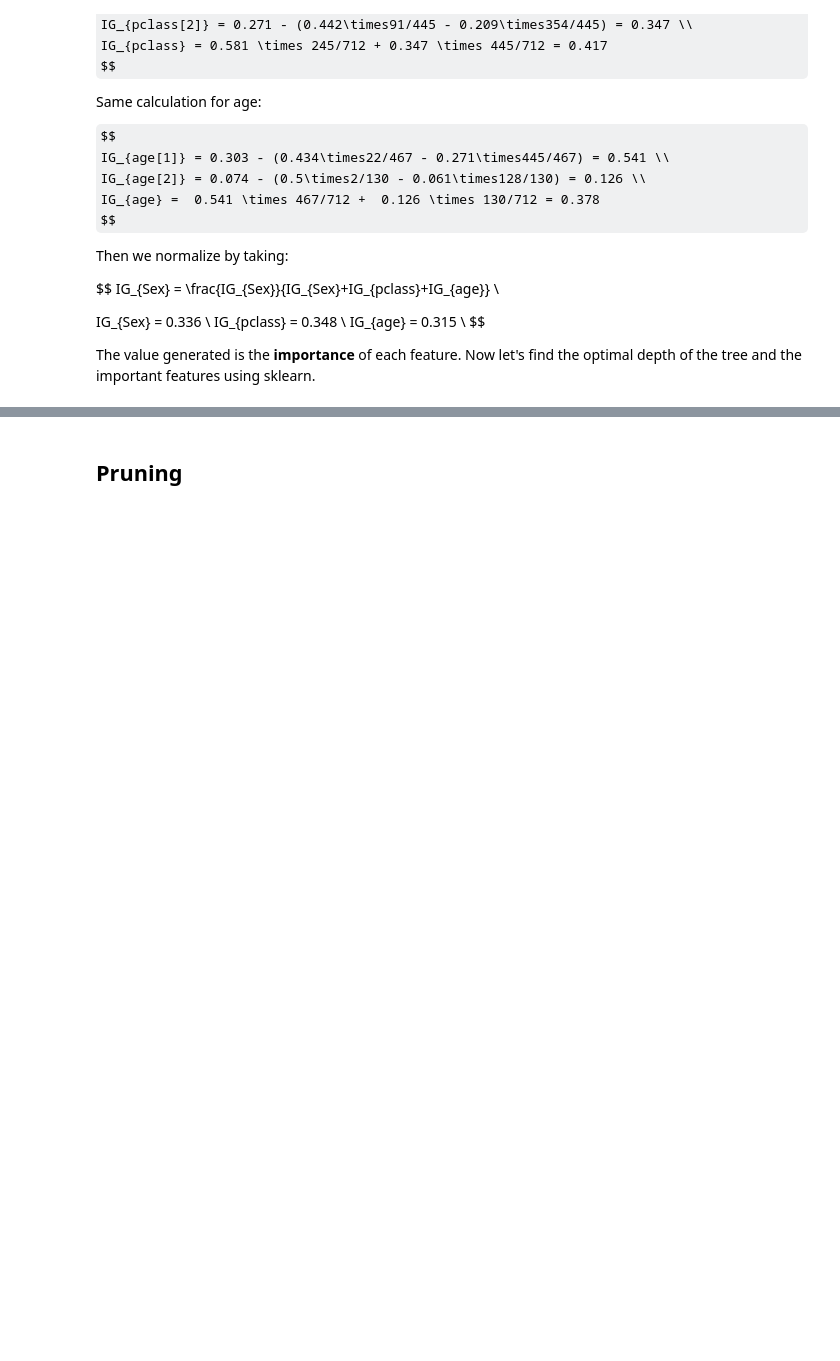
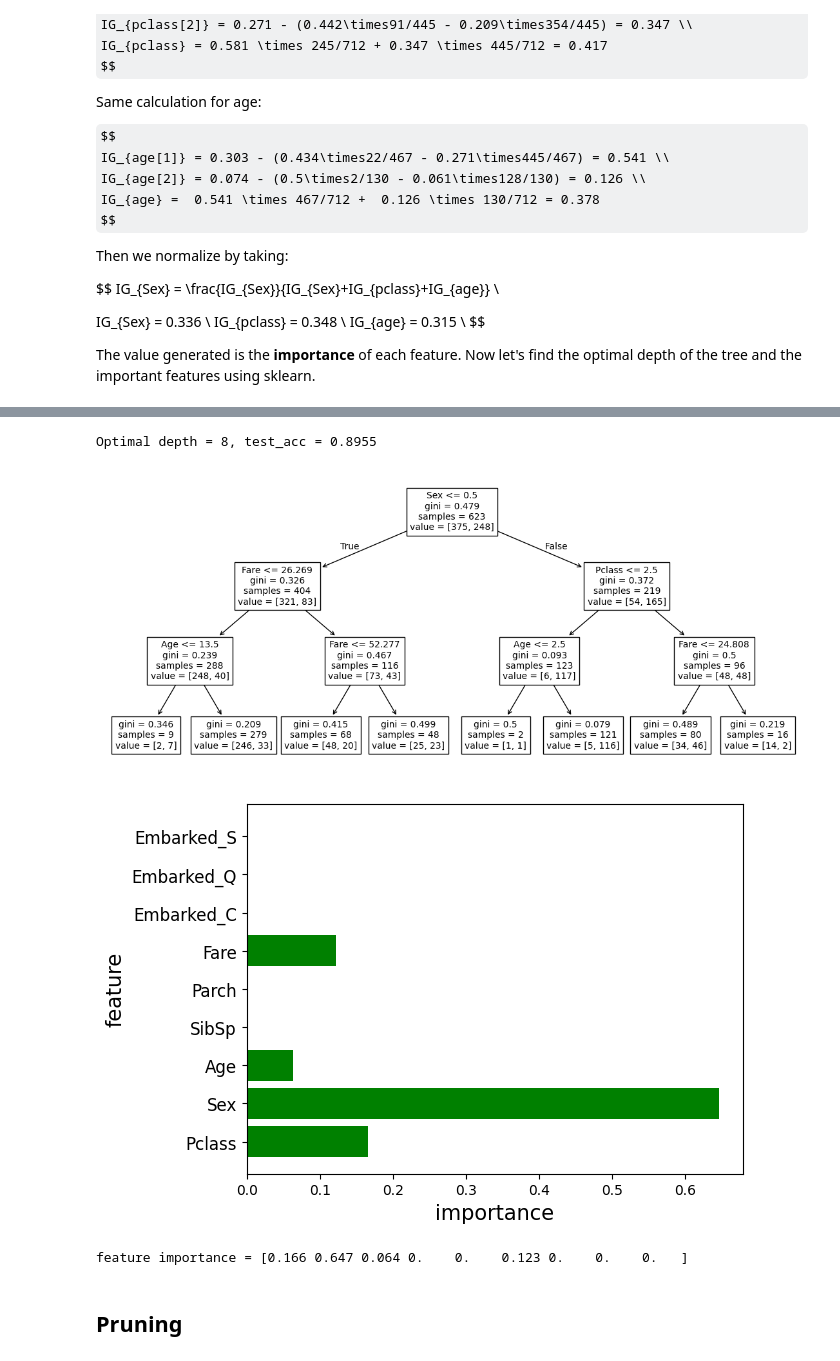
Before and after one commit to kazinuhan86/DAC-Curriculum, a Jupyter notebook: DAC-006_Machine_Learning/DAC-006-Intro_to_ML_Session_2_Student.ipynb, the cells around one changed output, grey strips where cells are left out. Cells and saved outputs as stored; diff of their text form; code cells hidden in the pictures; some formulas as TeX source; blank space fills up the shorter version.

```diff
--- a/DAC-006_Machine_Learning/DAC-006-Intro_to_ML_Session_2_Student.ipynb
+++ b/DAC-006_Machine_Learning/DAC-006-Intro_to_ML_Session_2_Student.ipynb
@@ -226,32 +243,37 @@ The value generated is the **importance** of each feature. Now let's find the op
 # %%
-# I set max_step=3 as a constant value for tree visualization.
-# model = DecisionTreeClassifier(max_depth=3)
-# model.fit(x_train, y_train)
+#I set max_step=3 as a constant value for tree visualization.
+model = DecisionTreeClassifier(max_depth=3)
+model.fit(x_train, y_train)
 
-# # Use test data to evaluate final performance.
-# y_pred = model.predict(x_test)
-# test_acc = (y_pred == y_test).mean()
-# print('Optimal depth = {}, test_acc = {:.4f}'.format(opt_depth, test_acc))
+# Use test data to evaluate final performance.
+y_pred = model.predict(x_test)
+test_acc = (y_pred == y_test).mean()
+print('Optimal depth = {}, test_acc = {:.4f}'.format(opt_depth, test_acc))
 
-# # Visualize the tree
-# # plt.figure(figsize=(20,10))
-# feat_names = x.columns.tolist()
-# plt.figure(figsize=(14,6))
-# tree.plot_tree(model, feature_names = feat_names, fontsize=10)
-# plt.show()
+# Visualize the tree
+# plt.figure(figsize=(20,10))
+feat_names = x.columns.tolist()
+plt.figure(figsize=(14,6))
+tree.plot_tree(model, feature_names = feat_names, fontsize=10)
+plt.show()
 
-# # Analyze the importance of features.
-# feature_importance = model.feature_importances_
-# n_feature = x_train.shape[1]
-# idx = np.arange(n_feature)
+# Analyze the importance of features.
+feature_importance = model.feature_importances_
+n_feature = x_train.shape[1]
+idx = np.arange(n_feature)
 
-# plt.barh(idx, feature_importance, align='center', color='green')
-# plt.yticks(idx, feat_names, size=12)
-# plt.xlabel('importance', size=15)
-# plt.ylabel('feature', size=15)
-# plt.show()
+plt.barh(idx, feature_importance, align='center', color='green')
+plt.yticks(idx, feat_names, size=12)
+plt.xlabel('importance', size=15)
+plt.ylabel('feature', size=15)
+plt.show()
 
-# print('feature importance = {}'.format(feature_importance.round(3)))
+print('feature importance = {}'.format(feature_importance.round(3)))
+# %% [output]
+Optimal depth = 8, test_acc = 0.8955
+[figure, added]
+[figure, added]
+feature importance = [0.166 0.647 0.064 0.    0.    0.123 0.    0.    0.   ]
 # %% [markdown]
 ## Pruning
 # %% [markdown]
```
Also changed, not shown: parts of 16 cells of this notebook.
